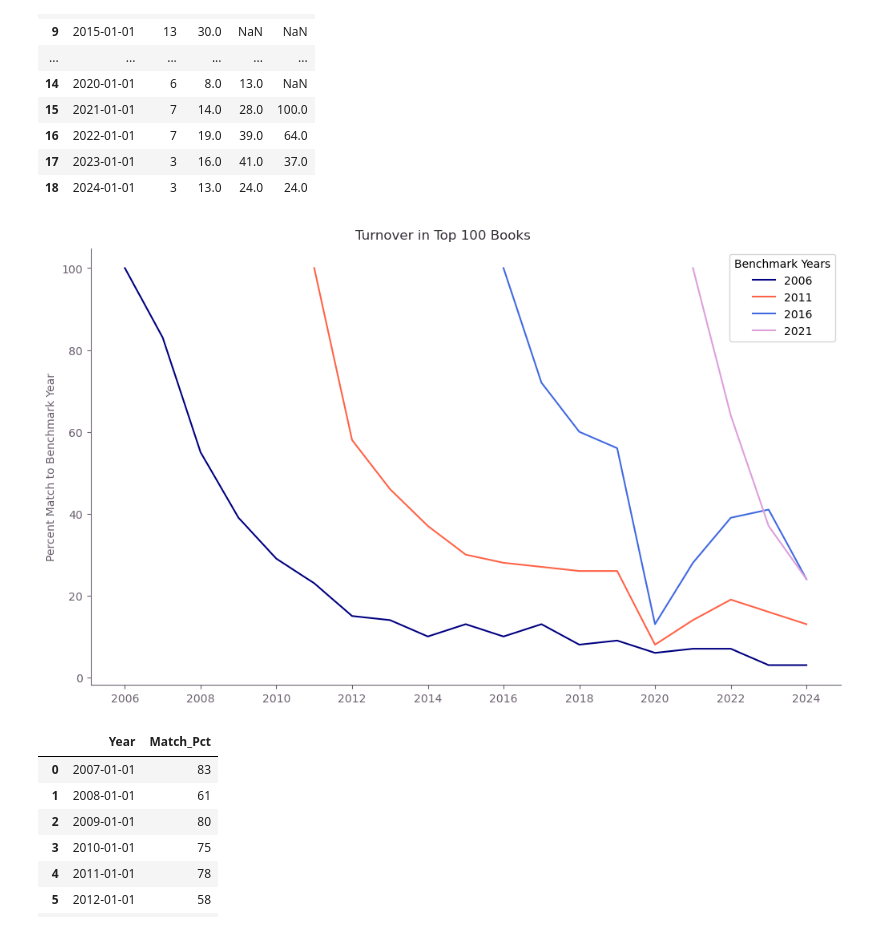
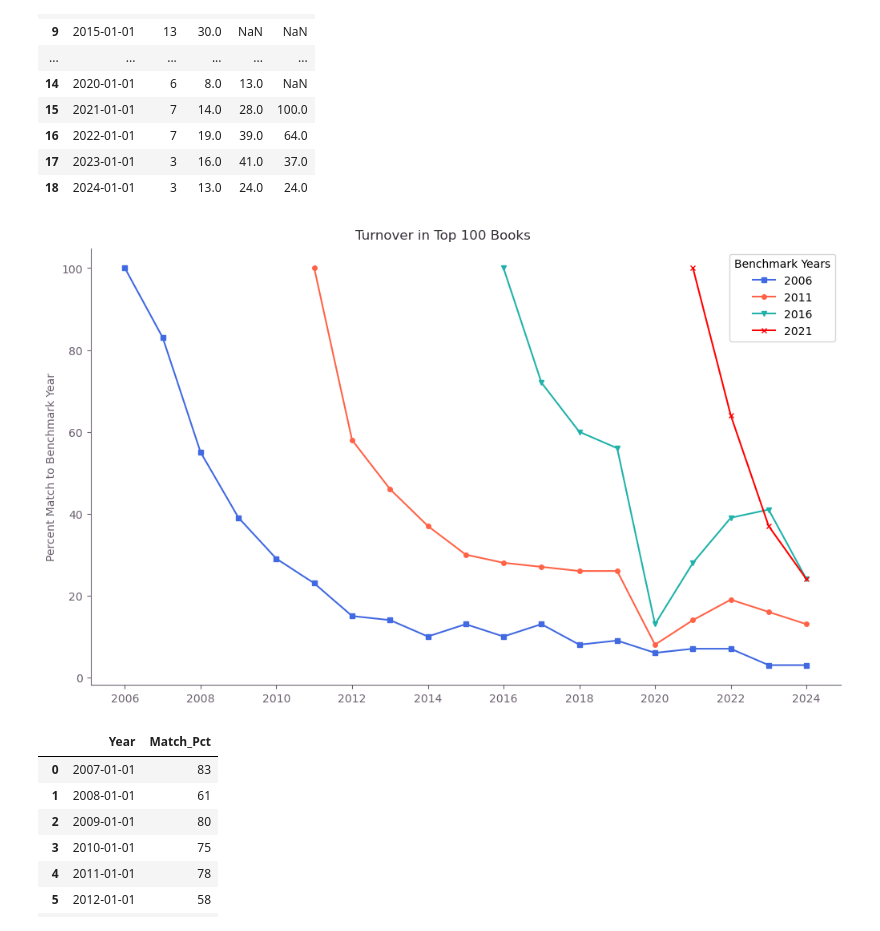
Before and after one commit to rm-pearson/NSS-capstone, a Jupyter notebook: Notebooks/exploration and analysis.ipynb, the cells around one changed output. Saved outputs shown, nothing was run; the diff lists cells and outputs as text; code cells hidden in the pictures.

```diff
--- a/Notebooks/exploration and analysis.ipynb
+++ b/Notebooks/exploration and analysis.ipynb
@@ -528,28 +601,28 @@ over_time_df
 # %%
 ## Build the graph
 fig, ax = plt.subplots(figsize = (10,6), layout = 'constrained')
 
-ax.plot(over_time_df['Year'], over_time_df['2006'], color = 'navy', label = '2006')
-ax.plot(over_time_df['Year'], over_time_df['2011'], color = 'tomato', label = '2011')
-ax.plot(over_time_df['Year'], over_time_df['2016'], color = 'royalblue', label = '2016')
-ax.plot(over_time_df['Year'], over_time_df['2021'], color = 'plum', label = '2021')
+ax.plot(over_time_df['Year'], over_time_df['2006'], color = 'royalblue', label = '2006', marker = 's', ms = 4)
+ax.plot(over_time_df['Year'], over_time_df['2011'], color = 'tomato', label = '2011', marker = 'o', ms = 4)
+ax.plot(over_time_df['Year'], over_time_df['2016'], color = 'lightseagreen', label = '2016', marker = 'v', ms = 4)
+ax.plot(over_time_df['Year'], over_time_df['2021'], color = 'red', label = '2021', marker = 'x', ms = 4)
 
 
 ## Graph title
 plt.suptitle('Turnover in Top 100 Books', color = '#342E37')
 
 ## Axis & legend customization
 ax.spines[['top', 'right']].set_visible(False)
 ax.spines[['left', 'bottom']].set_color('#6A5F6F')
 ax.set_ylabel("Percent Match to Benchmark Year", color = '#6A5F6F')
 ax.tick_params(colors = '#6A5F6F')
 
 ax.legend(title="Benchmark Years")
 
 
 plt.savefig('../Images/Fig5-Top_Books_Over_Time', transparent = True)
 # %% [output]
-[figure, old version]
+[figure, new version]
 # %%
 prev_year_comp = []
 prev_year = pd.DataFrame()
```
Also changed, not shown: parts of 11 cells of this notebook, 10 other files.
